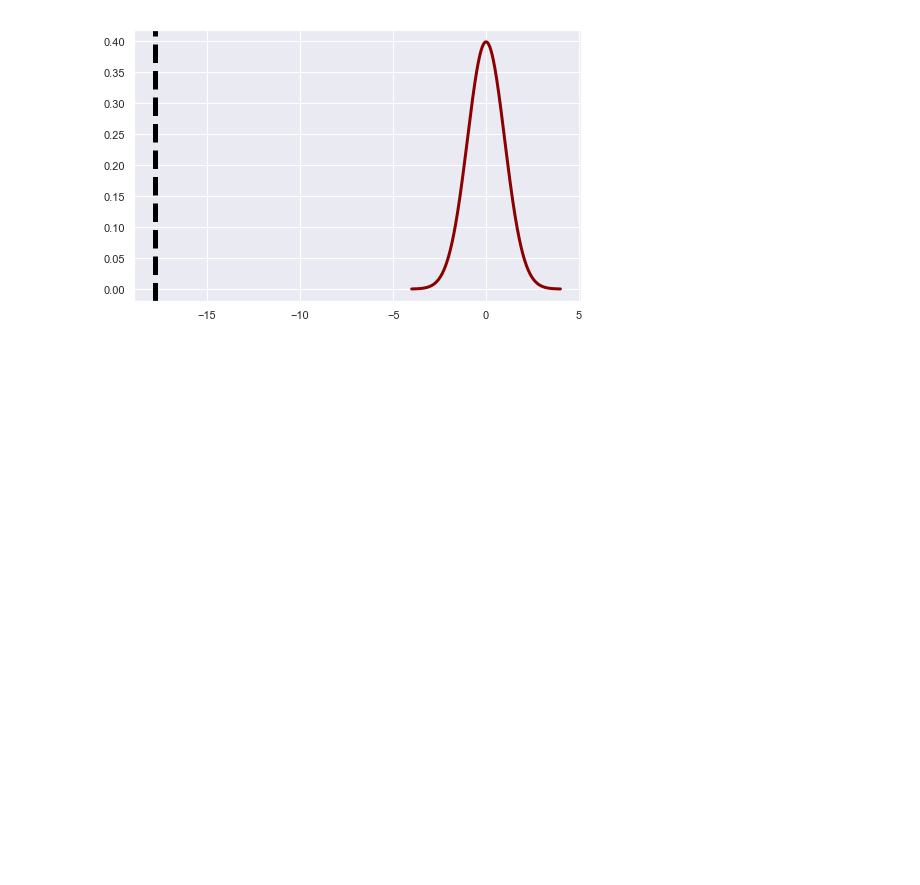
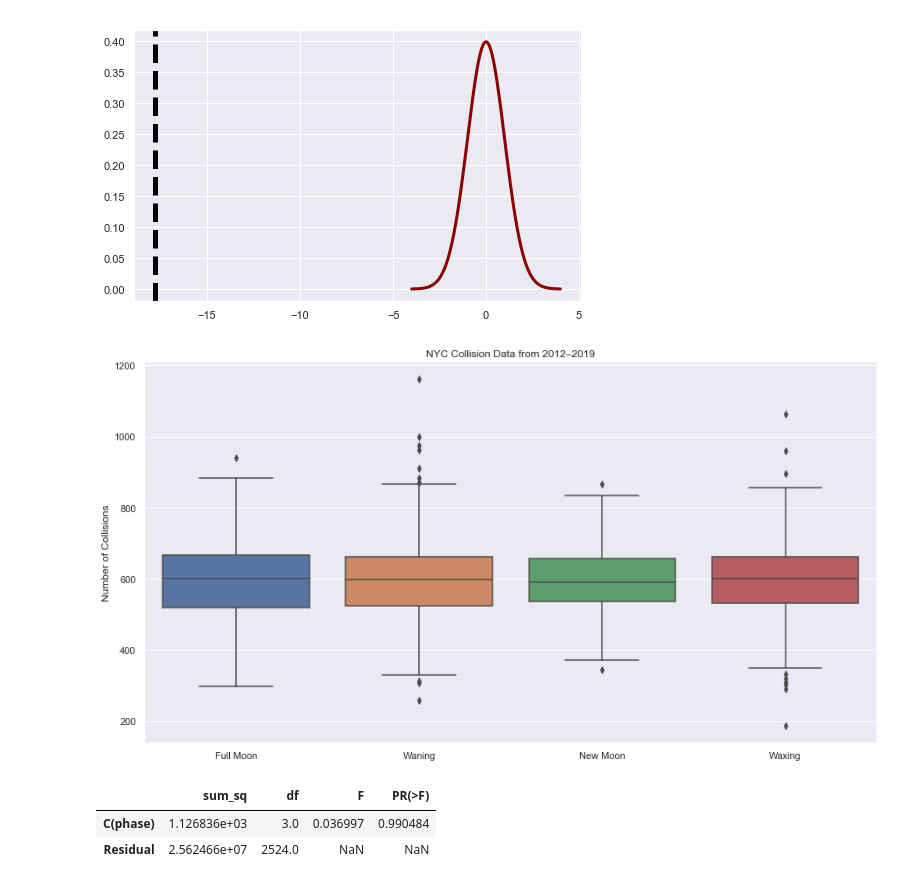
Before and after one commit to davidhaase/mod-3-final-project, a Jupyter notebook: nyc-collision.ipynb, the cells around one changed output. Drawn from its saved outputs; the diff is of its cells as text; code cells hidden in the pictures; blank space fills up the shorter version.

Commit message:
Added Moon Phases to collisions file

```diff
--- a/nyc-collision.ipynb
+++ b/nyc-collision.ipynb
@@ -357,0 +491,24 @@ visualize_t(t_stat, n_control, n_experimental)
+# %%
+moondays = df['DATE'].value_counts().reset_index()
+# moondays['moon_phase'] = moondays['index'].dt.day_name()
+moondays['phase'] = moondays['index'].map(lambda x: get_phase_from_day(x))
+moondays.drop('index', axis=1, inplace=True)
+moondays = moondays.rename(index=str, columns={"DATE": "collisions"})
+# %%
+fig = plt.figure(figsize=(15,8))
+sns.boxplot(x="phase", y="collisions", data=moondays, order=['Full Moon', 'Waning', 'New Moon', 'Waxing'])
+plt.xlabel('')
+plt.ylabel('Number of Collisions')
+plt.title('NYC Collision Data from 2012–2019')
+plt.savefig('images/boxplot-collisions-by-phase.png')
+# %% [output]
+[figure, added]
+# %%
+formula = 'collisions ~ C(phase)'
+lm = ols(formula, moondays).fit()
+table = sm.stats.anova_lm(lm, typ=2)
+table
+# %% [output]
+|  | sum_sq | df | F | PR(>F) |
+| C(phase) | 1.126836e+03 | 3.0 | 0.036997 | 0.990484 |
+| Residual | 2.562466e+07 | 2524.0 | NaN | NaN |
```
Also changed, not shown: parts of 4 cells of this notebook, 1 other file.
